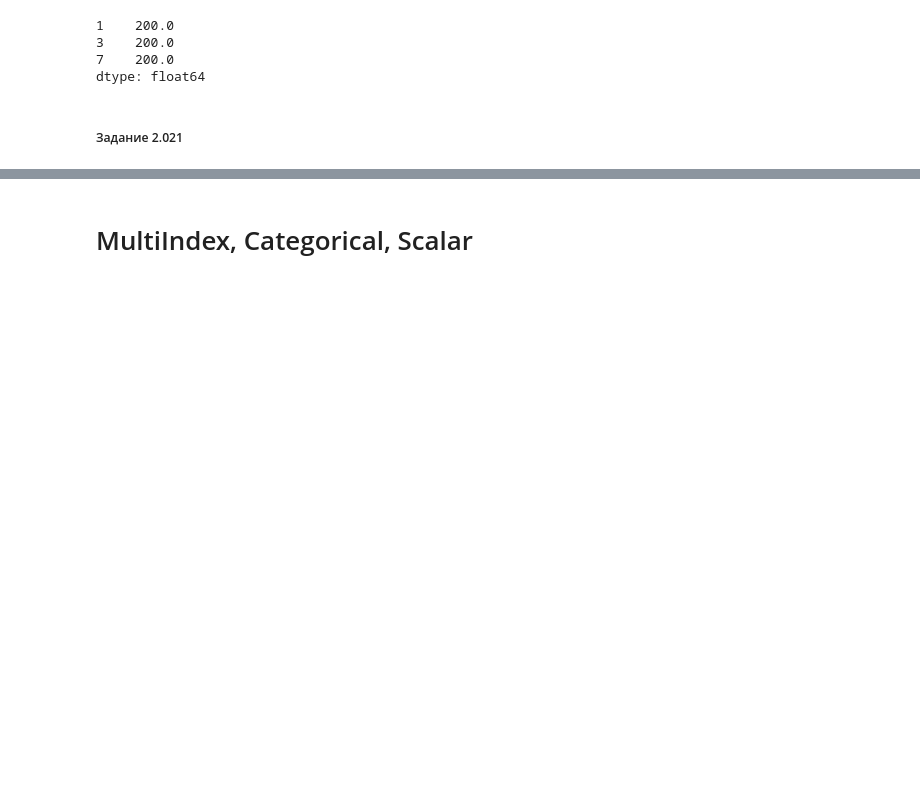
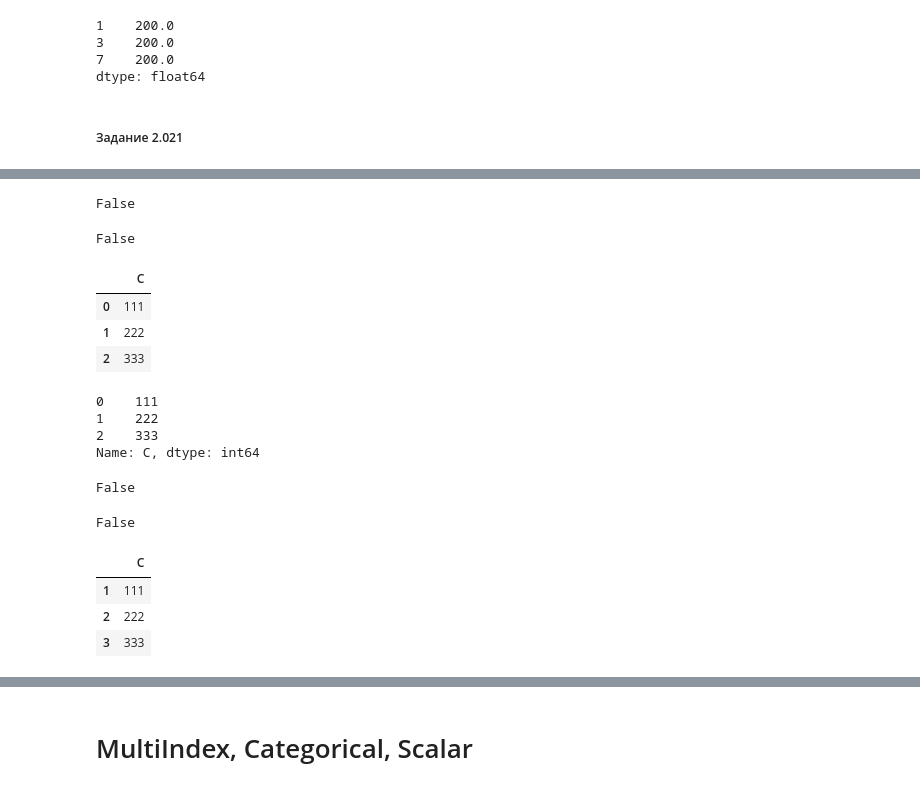
Before and after one commit to rgenius-ru/pandas_lessons, a Jupyter notebook: lessons/Pandas_for_Data_Engineering/part2_new.ipynb, the cells around one changed output, grey strips where cells are left out. Saved outputs shown, nothing was run; the diff lists cells and outputs as text; code cells hidden in the pictures; blank space fills up the shorter version.

```diff
--- a/lessons/Pandas_for_Data_Engineering/part2_new.ipynb
+++ b/lessons/Pandas_for_Data_Engineering/part2_new.ipynb
@@ -3395,0 +3453,39 @@ dtype: float64
+# %%
+pd.DataFrame({10: [111], 30: [333]}).equals(pd.DataFrame({10: [111, 222], 30: [333, 444]}))
+# %% [output]
+False
+# %%
+df.equals(df.G1)
+# %% [output]
+False
+# %%
+df1 = pd.DataFrame({'C': [111, 222, 333]})
+df1
+# %% [output]
+|  | C |
+| 0 | 111 |
+| 1 | 222 |
+| 2 | 333 |
+# %%
+df1.C
+# %% [output]
+0    111
+1    222
+2    333
+Name: C, dtype: int64
+# %%
+df1.equals(df1.C)
+# %% [output]
+False
+# %%
+df1.C.equals(df1)
+# %% [output]
+False
+# %%
+df2 = pd.DataFrame({'C': [111, 222, 333]}, index=[1, 2, 3])
+df2
+# %% [output]
+|  | C |
+| 1 | 111 |
+| 2 | 222 |
+| 3 | 333 |
```
Also changed, not shown: parts of 33 cells of this notebook.
